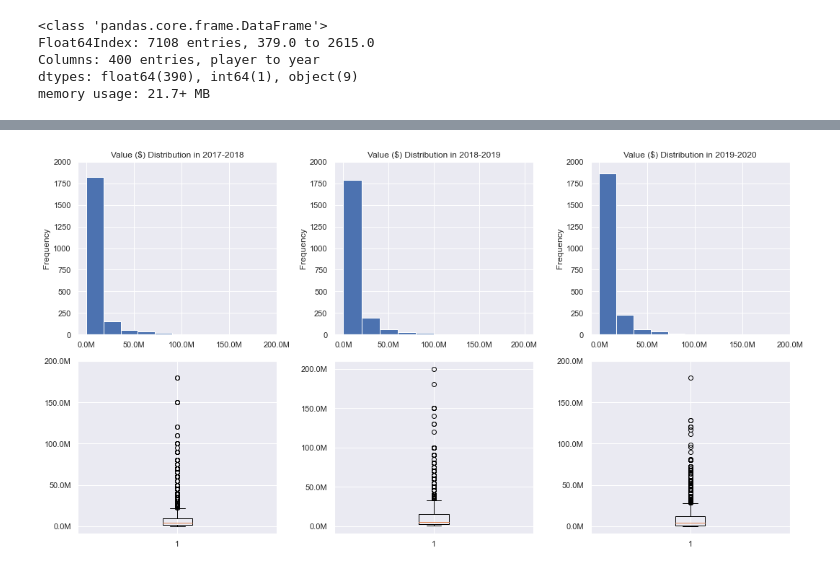
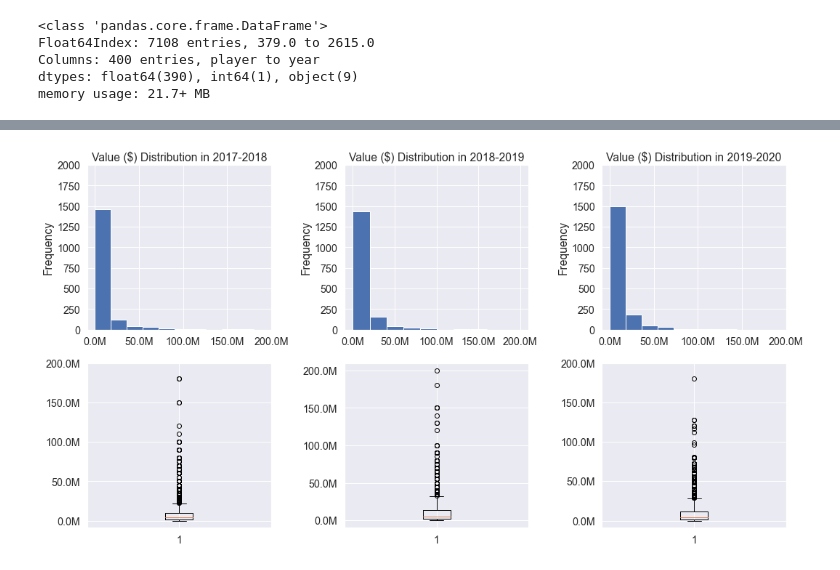
Before and after one commit to ubiratanfilho/Soccer_Transfer_Market, a Jupyter notebook: main.ipynb, the cells around one changed output, grey strips where cells are left out. Cells and saved outputs as stored; diff of their text form; code cells hidden in the pictures.

Commit message:
Add Models

```diff
--- a/main.ipynb
+++ b/main.ipynb
@@ -6,6 +6,8 @@ import numpy as np
 import matplotlib.pyplot as plt
 import seaborn as sns
 sns.set()
+sns.set_theme(style='white')
+sns.set(rc = {'figure.figsize':(20,6)}, font="Arial", font_scale=1.3)
 # %%
 df_1718 = pd.read_csv('Data/transfermarkt_fbref_201718.csv', delimiter=';', index_col=0)
 df_1819 = pd.read_csv('Data/transfermarkt_fbref_201819.csv', delimiter=';', index_col=0)
@@ -47,3 +49,5 @@ Float64Index: 7108 entries, 379.0 to 2615.0
 Columns: 400 entries, player to year
 dtypes: float64(390), int64(1), object(9)
 memory usage: 21.7+ MB
+# %%
+df.index = range(len(df))
@@ -49,0 +56,11 @@ memory usage: 21.7+ MB
+# %%
+df = df.dropna(subset=['value'])
+df.index = range(len(df))
+# %%
+from sklearn.model_selection import StratifiedShuffleSplit
+
+split = StratifiedShuffleSplit(n_splits=1, test_size=0.2, random_state=42)
+
+for train_index, test_index in split.split(df, df['year']):
+    train_set = df.loc[train_index]
+    test_set = df.loc[test_index]
@@ -91,22 +105,22 @@ formatter = FuncFormatter(millions)
 # %%
 fig, ax = plt.subplots(2, 3, figsize=(15,8))
 
 for i, yr in enumerate([2017, 2018, 2019]):
-    df_yr = df[df['year'] == yr].dropna()
+    df_yr = train_set[train_set['year'] == yr].dropna()
 
 
     ax[0,i].hist(df_yr.value)
     ax[0,i].set_title('Value ($) Distribution in %i-%i' % (yr, yr+1))
     ax[0,i].set_xticks(np.arange(df.value.min(), df.value.max()+50000000, 50_000_000))
     ax[0,i].set_ylabel('Frequency')
     ax[0,i].set_yticks(np.arange(0, 2250, 250))
     ax[0,i].xaxis.set_major_formatter(formatter)
 
     ax[1,i].boxplot(df_yr.value)
     ax[1,i].yaxis.set_major_formatter(formatter)
     ax[1,i].set_yticks(np.arange(df.value.min(), df.value.max()+50000000, 50_000_000))
 
 
 plt.tight_layout()
 # %% [output]
-[figure, old version]
+[figure, new version]
```
Also changed, not shown: parts of 52 cells of this notebook, 5 other files.
